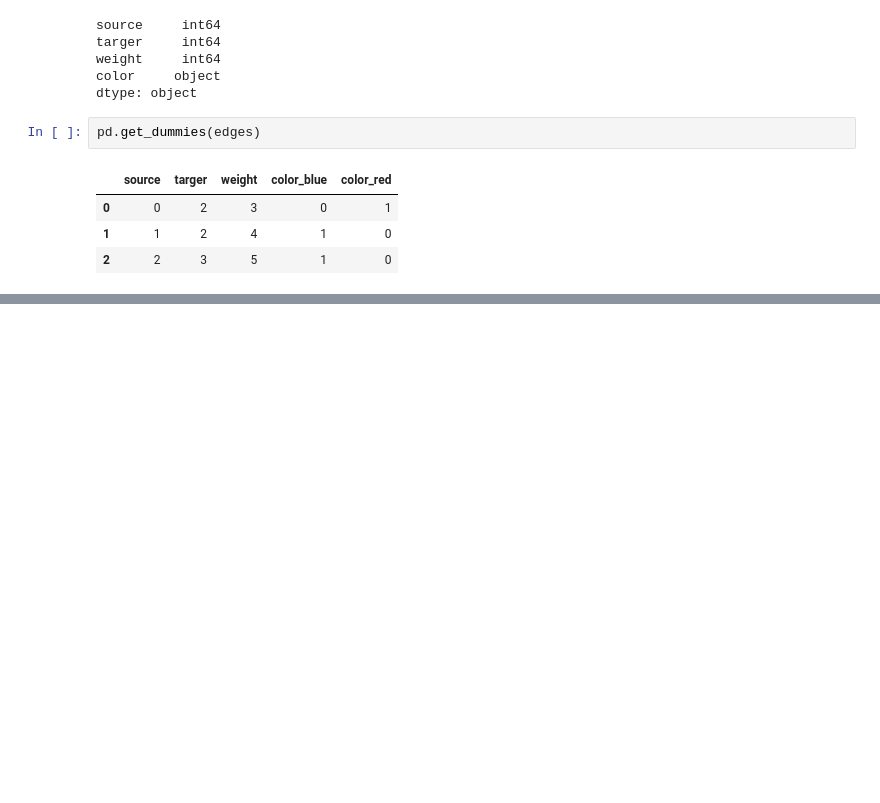
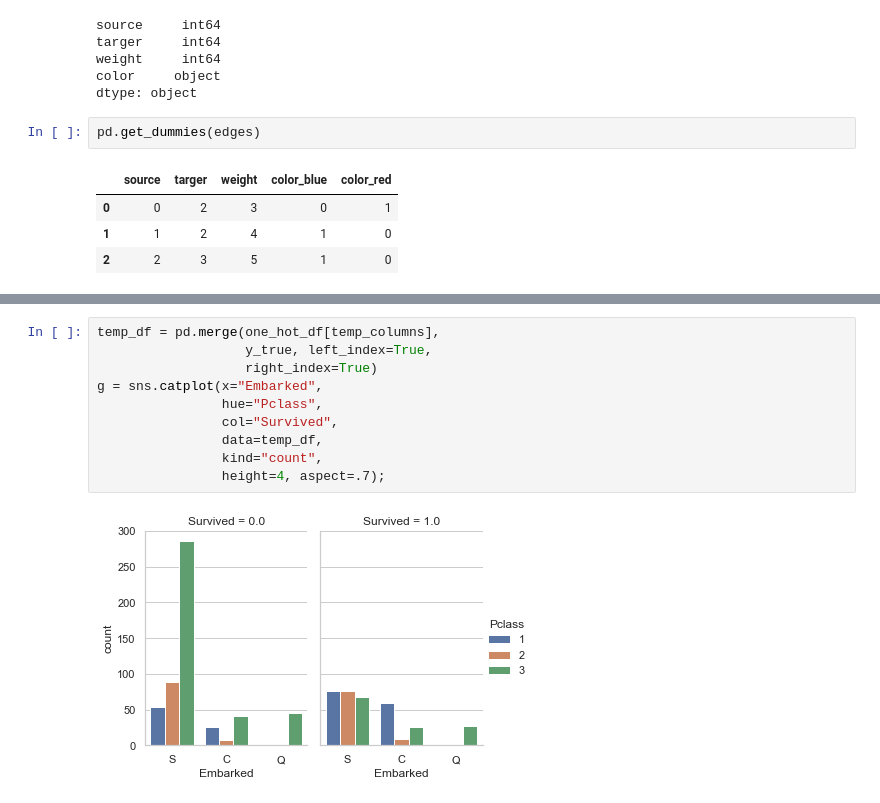
Before and after one commit to NohJangHyun/2022-DataCampus, a Jupyter notebook: 5. 인공지능/Chapter 06. 데이터 전처리.ipynb, the cells around one changed output, grey strips where cells are left out. Cells and saved outputs as stored; diff of their text form; blank space fills up the shorter version.

```diff
--- a/5. 인공지능/Chapter 06. 데이터 전처리.ipynb
+++ b/5. 인공지능/Chapter 06. 데이터 전처리.ipynb
@@ -183,0 +480,12 @@ print(type(pd.get_dummies(edges[['color']])))
+# %%
+temp_df = pd.merge(one_hot_df[temp_columns],
+                   y_true, left_index=True,
+                   right_index=True)
+g = sns.catplot(x="Embarked",
+                hue="Pclass",
+                col="Survived",
+                data=temp_df,
+                kind="count",
+                height=4, aspect=.7);
+# %% [output]
+[figure, added]
```
Also changed, not shown: parts of 29 cells of this notebook.
